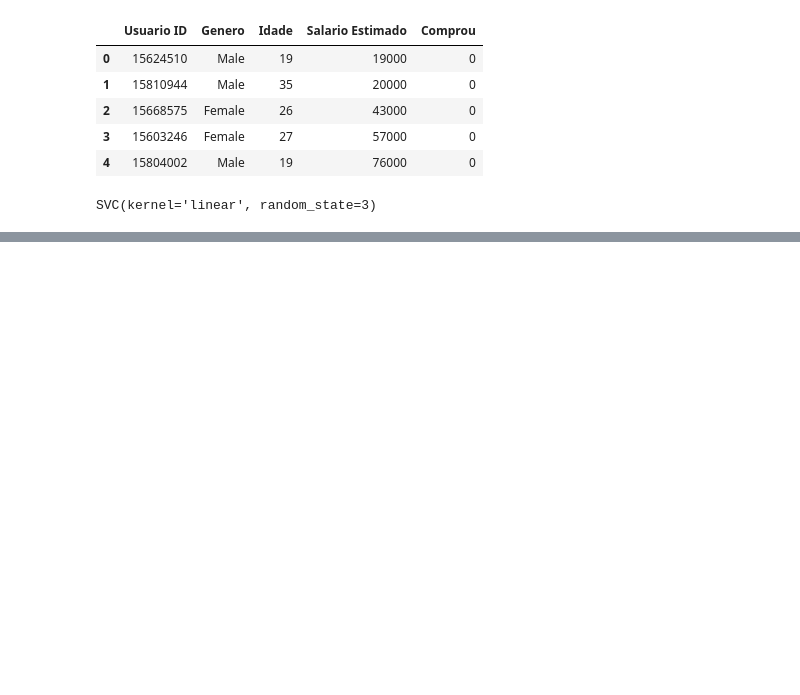
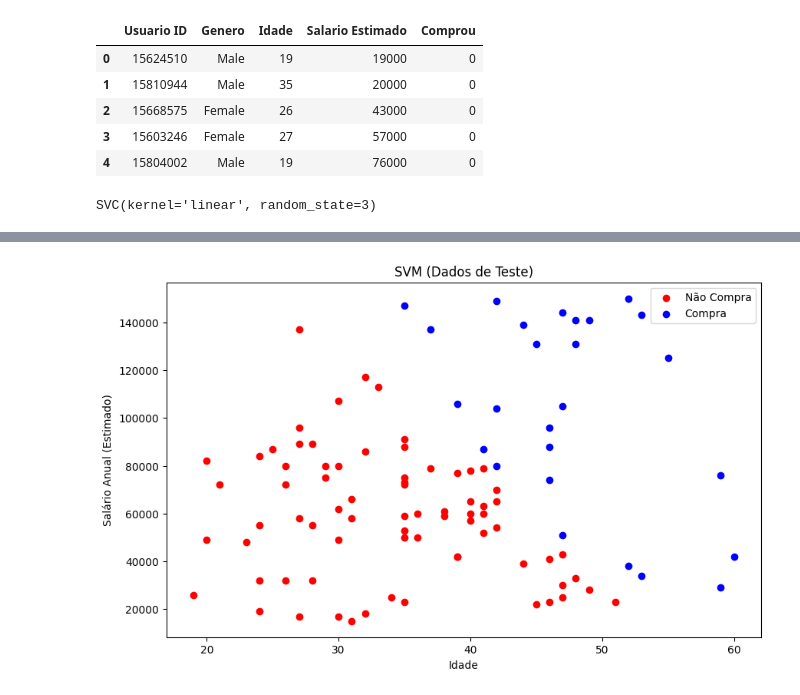
Before and after one commit to danielvieira95/IABD, a Jupyter notebook: codigos/Aula09-TA-18.09.2023/codigo_aula09_TA.ipynb, the cells around one changed output, grey strips where cells are left out. Cells and saved outputs as stored; diff of their text form; code cells hidden in the pictures; blank space fills up the shorter version.

```diff
--- a/codigos/Aula09-TA-18.09.2023/codigo_aula09_TA.ipynb
+++ b/codigos/Aula09-TA-18.09.2023/codigo_aula09_TA.ipynb
@@ -54,0 +99,38 @@ y_pred
+# %%
+#Aplicando transformação nos dados
+X = df.iloc[:, [2, 3]].values
+y = df.iloc[:, -1].values
+
+# Divisão da amostra
+from sklearn.model_selection import train_test_split
+X_treino, X_teste, y_treino, y_teste = train_test_split(X, y, test_size=0.25, random_state=3)
+
+# Padronização dos dados
+sc = StandardScaler()
+X_treino = sc.fit_transform(X_treino)
+X_teste = sc.transform(X_teste)
+
+# Treinamento do modelo SVM
+algoritmo = SVC(kernel='linear', random_state=3)
+algoritmo.fit(X_treino, y_treino)
+
+# Previsão dos resultados
+y_prev = algoritmo.predict(X_teste)
+
+# Inversão da escala para os dados de teste
+X_teste_inverse = sc.inverse_transform(X_teste)
+
+# Visualização dos resultados dos dados de teste
+plt.figure(figsize=(10, 6))
+
+# Pontos para as duas classes
+plt.scatter(X_teste_inverse[y_prev == 0, 0], X_teste_inverse[y_prev == 0, 1], c='red', label='Não Compra')
+plt.scatter(X_teste_inverse[y_prev == 1, 0], X_teste_inverse[y_prev == 1, 1], c='blue', label='Compra')
+
+plt.title('SVM (Dados de Teste)')
+plt.xlabel('Idade')
+plt.ylabel('Salário Anual (Estimado)')
+plt.legend()
+plt.show()
+# %% [output]
+[figure, added]
```
Also changed, not shown: parts of 3 cells of this notebook, 1 other file.
